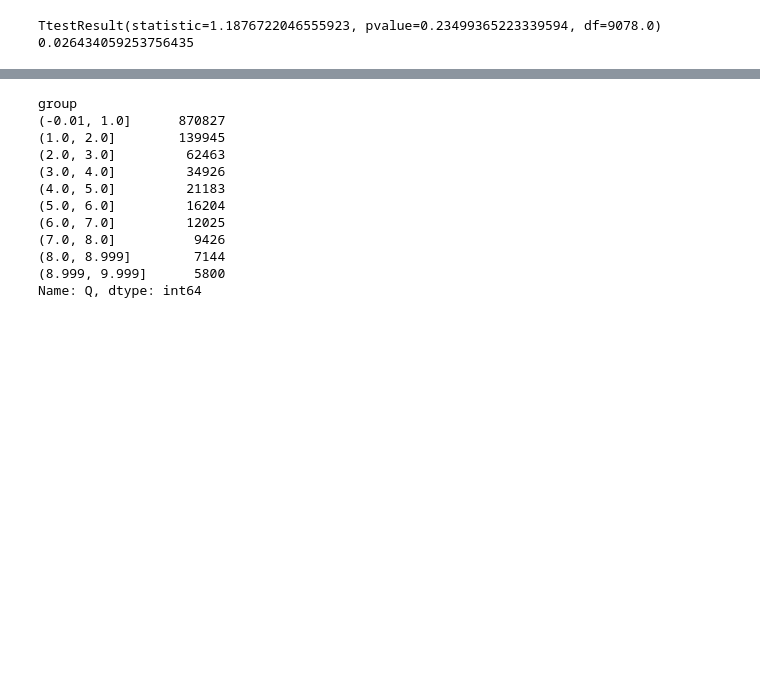
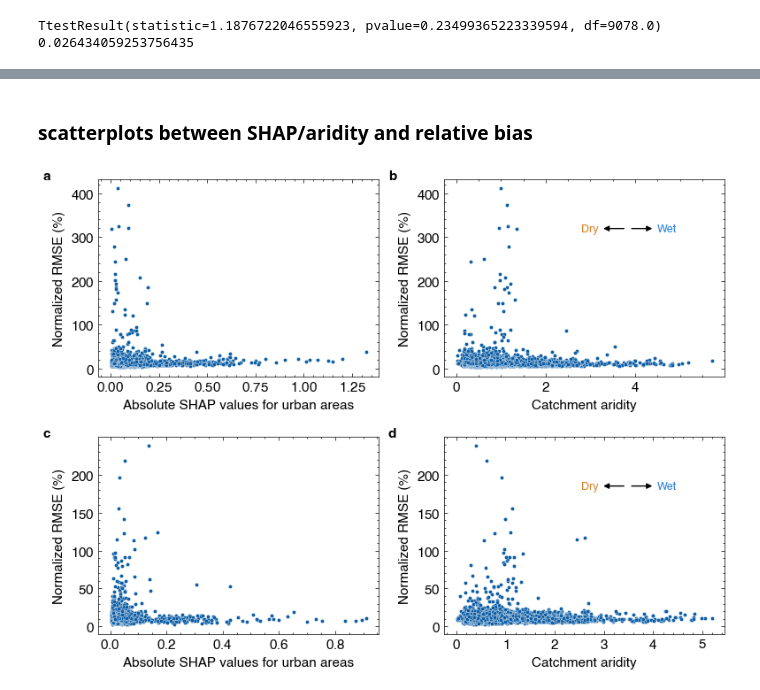
Before and after one commit to zhangboen/lulc_flood, a Jupyter notebook: plot_figures.ipynb, the cells around one changed output, grey strips where cells are left out. Drawn from its saved outputs; the diff is of its cells as text; code cells hidden in the pictures; blank space fills up the shorter version.

```diff
--- a/plot_figures.ipynb
+++ b/plot_figures.ipynb
@@ -1322,17 +1314,60 @@ Name: ImperviousSurface, dtype: float64
-# %%
-df1 = df.loc[df.ImperviousSurface<=10,:]
-df1['group'] = pd.cut(df1.ImperviousSurface, 10)
-df1.groupby('group').Q.count()
-# %% [output]
-group
-(-0.01, 1.0]      870827
-(1.0, 2.0]        139945
-(2.0, 3.0]         62463
-(3.0, 4.0]         34926
-(4.0, 5.0]         21183
-(5.0, 6.0]         16204
-(6.0, 7.0]         12025
-(7.0, 8.0]          9426
-(8.0, 8.999]        7144
-(8.999, 9.999]      5800
-Name: Q, dtype: int64
+# %% [markdown]
+### scatterplots between SHAP/aridity and relative bias
+# %%
+model = 'xgb'
+mode = 'onlyUrban'
+feature = 'ImperviousSurface'
+
+df_Qmin7_cv = pd.read_csv(dir_Qmin7 / 'xgb_onlyUrban_cv10_station_based_result.csv')
+df_Qmax7_cv = pd.read_csv(dir_Qmax7 / 'xgb_onlyUrban_cv10_station_based_result.csv')
+
+df_Qmin7_shap = pd.read_pickle(dir_Qmin7 / f'{model}_{mode}_shap_values_explain_{feature}_ensemble_mean_no_outlier.pkl')
+df_Qmax7_shap = pd.read_pickle(dir_Qmax7 / f'{model}_{mode}_shap_values_explain_{feature}_ensemble_mean_no_outlier.pkl')
+
+df_attr = pd.read_csv('../data/basin_attributes.csv')
+
+df_Qmin7_shap = df_Qmin7_shap.groupby(['ohdb_id','lon','lat','climate_label','aridity'], group_keys=False)[[feature+'_shap',feature+'_rank']].p_apply(
+    lambda x:pd.Series(
+        [x[feature+'_shap'].abs().mean(), x[feature+'_rank'].mean()], index = [feature+'_shap',feature+'_rank']
+    )
+).reset_index()
+df_Qmax7_shap = df_Qmax7_shap.groupby(['ohdb_id','lon','lat','climate_label','aridity'], group_keys=False)[[feature+'_shap',feature+'_rank']].p_apply(
+    lambda x:pd.Series(
+        [x[feature+'_shap'].abs().mean(), x[feature+'_rank'].mean()], index = [feature+'_shap',feature+'_rank']
+    )
+).reset_index()
+
+df_Qmin7 = df_Qmin7_cv.merge(df_attr[['ohdb_id','aridity']], on = 'ohdb_id').merge(
+    df_Qmin7_shap[['ohdb_id',feature+'_shap']], on = 'ohdb_id')
+df_Qmax7 = df_Qmax7_cv.merge(df_attr[['ohdb_id','aridity']], on = 'ohdb_id').merge(
+    df_Qmax7_shap[['ohdb_id',feature+'_shap']], on = 'ohdb_id')
+df_Qmin7['aridity'] = df_Qmin7['aridity'] / 10000
+df_Qmax7['aridity'] = df_Qmax7['aridity'] / 10000
+
+fig, axes = plt.subplots(2, 2, figsize = (8, 6))
+for i,name in enumerate(['Qmin7','Qmax7']):
+    df0 = eval('df_'+name)
+    for j,name2 in enumerate([feature+'_shap','aridity']):
+        ax = axes[i,j]
+        sns.scatterplot(df0, y = 'nRMSEminmax', x = name2, ax = ax)
+#         ax.set_xscale('log')
+        ax.set_ylabel('Normalized RMSE (%)', fontsize = 11)
+        if name2 == feature+'_shap':
+            ax.set_xlabel('Absolute SHAP values for urban areas', fontsize = 11)
+        if name2 == 'aridity':
+            ax.set_xlabel('Catchment aridity', fontsize = 11)
+        ax.tick_params(axis = 'both', labelsize = 11)
+        ax.text(-.2, 1, string.ascii_letters[i*2+j], size = 11, transform = ax.transAxes, weight = 'bold')
+        if j == 1:
+            # add arrow to indicate dry/wet direction
+            ax2 = ax
+            ax2.annotate("Dry", xy=(.65, .75), xytext=(.55, .75),
+                        arrowprops=dict(arrowstyle = '<|-', color = 'k'), va = 'center', ha = 'right',
+                        textcoords = 'axes fraction', xycoords = 'axes fraction', fontsize = 9, color = '#d88228')
+            ax2.annotate("Wet", xy=(.66, .75), xytext=(.76, .75),
+                        arrowprops=dict(arrowstyle = '<|-', color = 'k'), va = 'center', ha = 'left',
+                        textcoords = 'axes fraction', xycoords = 'axes fraction', fontsize = 9, color = '#287ed8')
+fig.tight_layout()
+fig.savefig(dir_Qmax7 / 'scatter_shap_aridity_nRMSE.png', dpi = 600)
+# %% [output]
+[figure, added]
```
Also changed, not shown: parts of 2 cells of this notebook, 15 other files.
